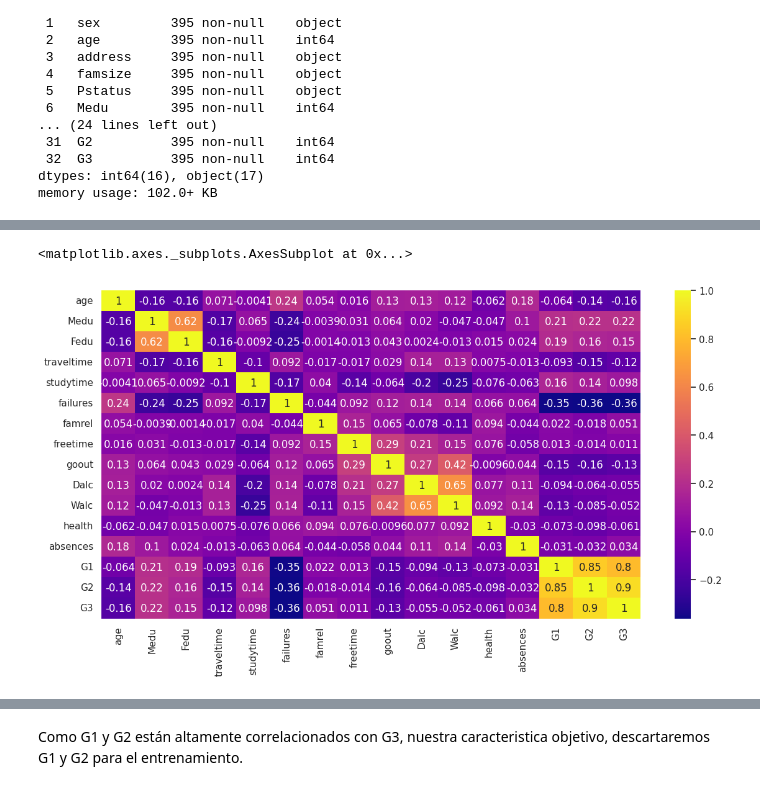
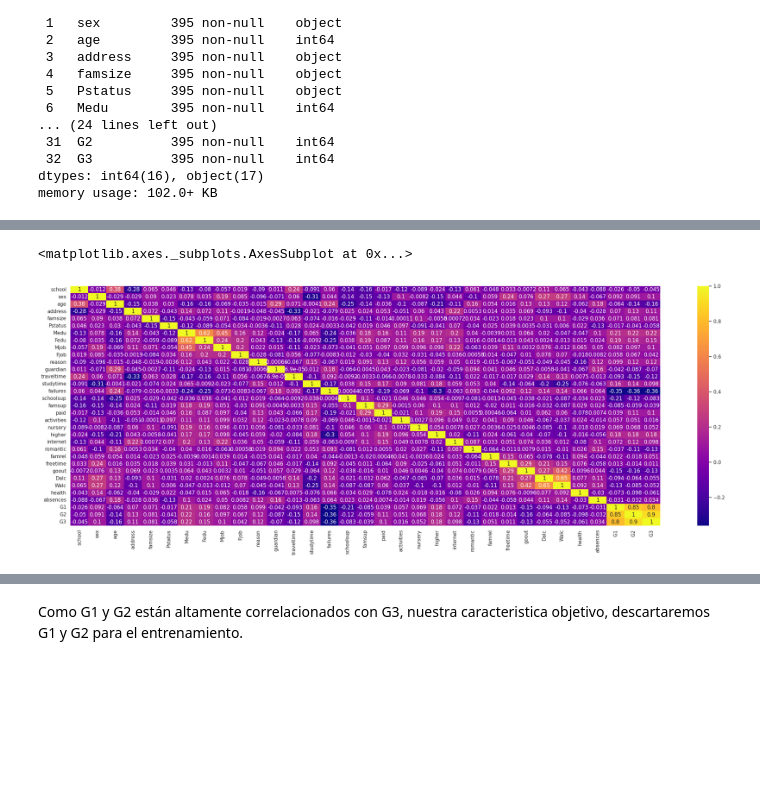
Before and after one commit to csanjuan99/ia-students-predictions-project, a Jupyter notebook: ia-project.ipynb, the cells around one changed output, grey strips where cells are left out. Saved outputs shown, nothing was run; the diff lists cells and outputs as text; code cells hidden in the pictures; blank space fills up the shorter version.

```diff
--- a/ia-project.ipynb
+++ b/ia-project.ipynb
@@ -30,12 +34,12 @@ from sklearn.model_selection import KFold
 from sklearn.model_selection import train_test_split
 import matplotlib.pyplot as plt
 # %%
-#@title **Importacion del conjunto de datos**
-df_mat = pd.read_csv("csv/student-mat.csv", sep=";" )
-X = df_mat.values[:,:-1]
-y = df_mat.values[:,-1]
-print(X.shape, y.shape)
-df_mat.head()
+#@title **Importando el conjunto de datos de Matematicas**
+data_1 = pd.read_csv("csv/student-mat.csv", sep=";" )
+X1 = data_1.values[:,:-1]
+y1 = data_1.values[:,-1]
+print(X1.shape, y1.shape)
+data_1.head()
 # %% [output]
 (395, 32) (395,)
 |  | school | sex | age | address | famsize | Pstatus | Medu | Fedu | Mjob | Fjob | ... | ... |
@@ -89,0 +152,5 @@ memory usage: 102.0+ KB
+# %%
+#@title Cambiamos las propiedades objeto en caracteristica por categoria
+for labels, content in data_1.items():
+    if pd.api.types.is_string_dtype(content):
+        data_1[labels] = content.astype("category").cat.as_ordered()
@@ -89,0 +177,5 @@ memory usage: 102.0+ KB
+# %%
+#@title **Ahora los valores de nuestras categorias los cambiamos a valores numericos tratables**
+for labels, content in data_1.items():
+    if not pd.api.types.is_numeric_dtype(content):
+        data_1[labels] = pd.Categorical(content).codes
@@ -111,6 +254,6 @@ df_mat.corr()
 # %%
-plt.figure(figsize=(14,7), dpi=100)
-sns.heatmap(df_mat.corr(), cmap='plasma', annot=True)
+plt.figure(figsize=(30,10), dpi=100)
+sns.heatmap(data_1.corr(), cmap='plasma', annot=True)
 # %% [output]
 <matplotlib.axes._subplots.AxesSubplot at 0x...>
-[figure, old version]
+[figure, new version]
```
Also changed, not shown: parts of 51 cells of this notebook.
